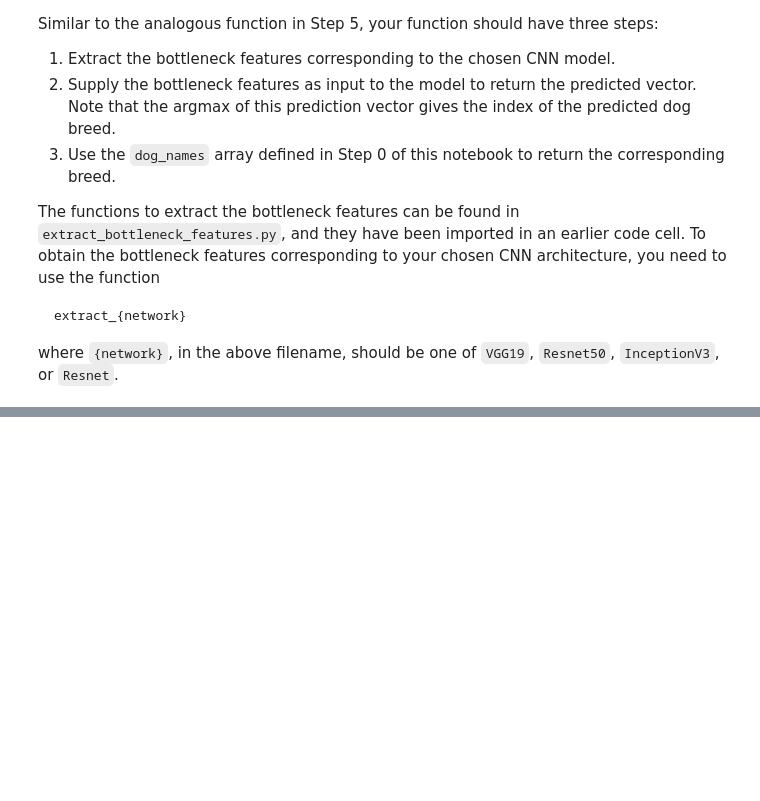
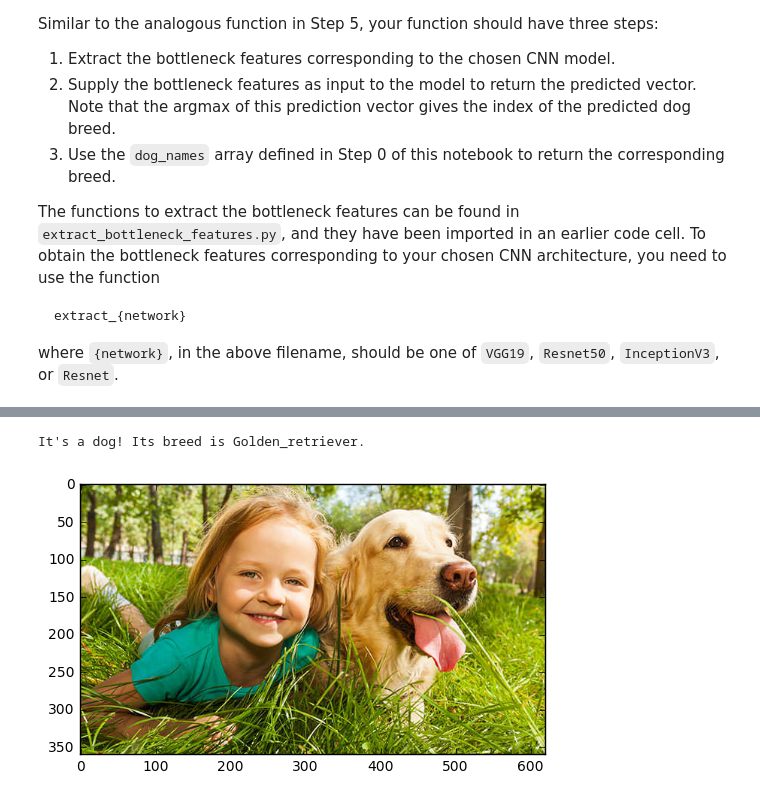
Before and after one commit to BkrmDahal/dog-project, a Jupyter notebook: dog_app.ipynb, the cells around one changed output, grey strips where cells are left out. Drawn from its saved outputs; the diff is of its cells as text; code cells hidden in the pictures; blank space fills up the shorter version.

```diff
--- a/dog_app.ipynb
+++ b/dog_app.ipynb
@@ -661,0 +784,5 @@ predict_image('test_pictures\human_2.jpg')
+# %%
+predict_image('test_pictures\dog_human_1.jpg')
+# %% [output]
+It's a dog! Its breed is Golden_retriever.
+[figure, added]
```
Also changed, not shown: parts of 21 cells of this notebook.
